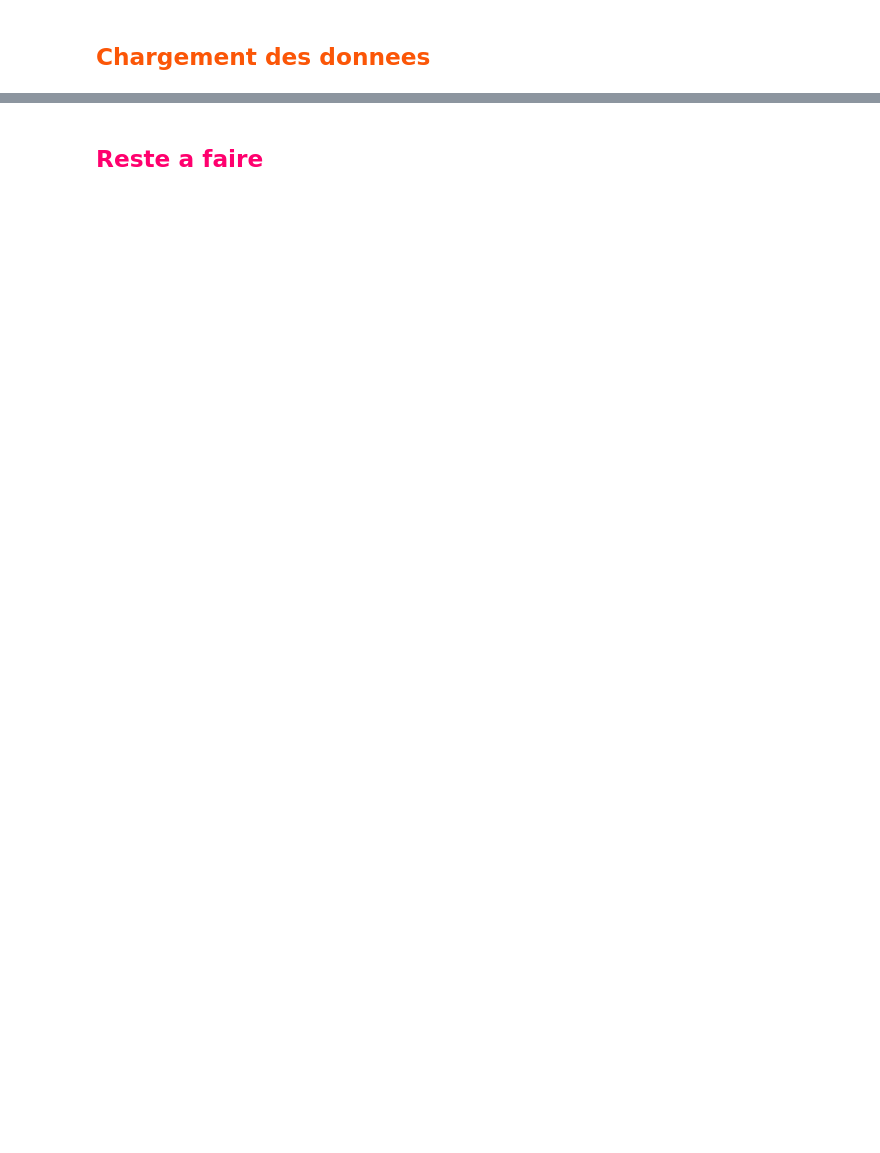
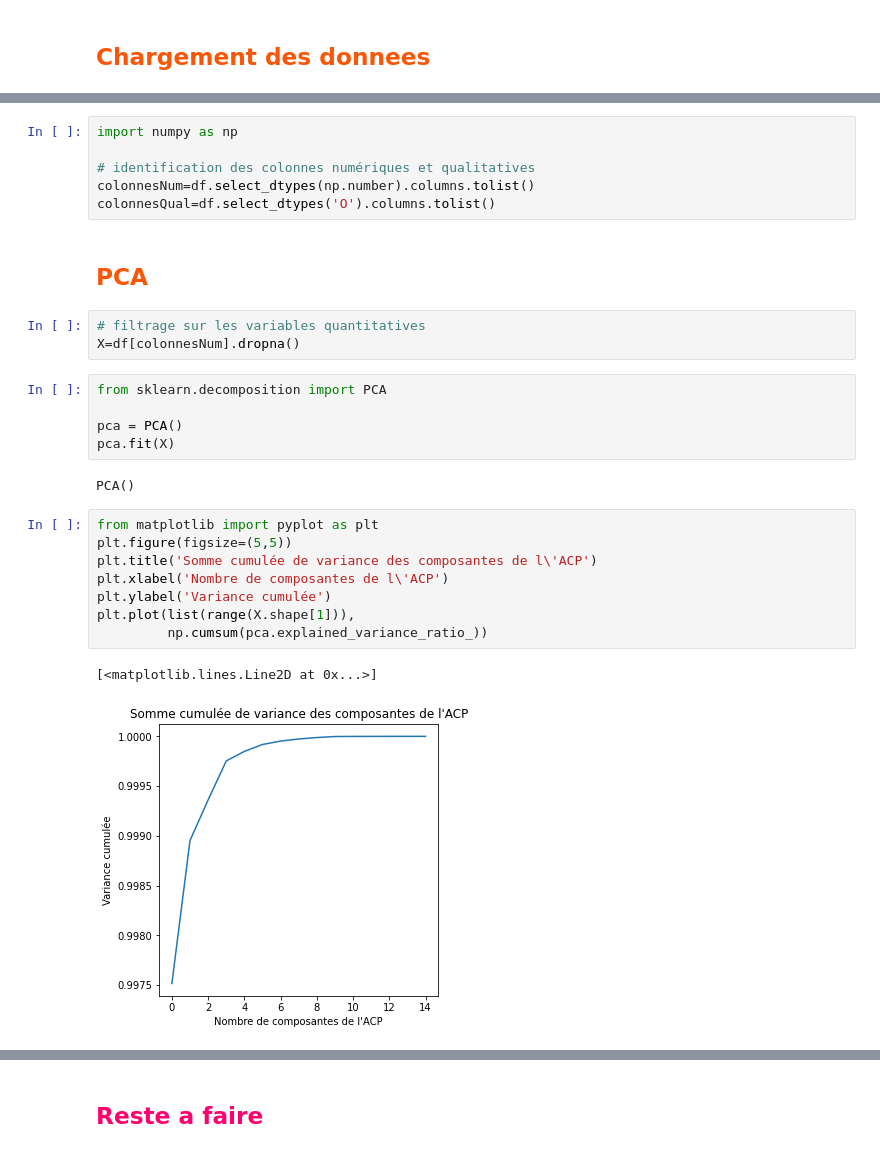
Before and after one commit to 8huit/analyse-de-donnees-nutritionnelles, a Jupyter notebook: p2_donnees_nutritionnelles_exploration.ipynb, the cells around one changed output, grey strips where cells are left out. Saved outputs shown, nothing was run; the diff lists cells and outputs as text; blank space fills up the shorter version.

```diff
--- a/p2_donnees_nutritionnelles_exploration.ipynb
+++ b/p2_donnees_nutritionnelles_exploration.ipynb
@@ -30,0 +50,29 @@ df.head()
+# %%
+import numpy as np
+
+# identification des colonnes numériques et qualitatives
+colonnesNum=df.select_dtypes(np.number).columns.tolist()
+colonnesQual=df.select_dtypes('O').columns.tolist()
+# %% [markdown]
+## <font color=#FB5607>PCA</font>
+# %%
+# filtrage sur les variables quantitatives
+X=df[colonnesNum].dropna()
+# %%
+from sklearn.decomposition import PCA
+
+pca = PCA()
+pca.fit(X)
+# %% [output]
+PCA()
+# %%
+from matplotlib import pyplot as plt
+plt.figure(figsize=(5,5))
+plt.title('Somme cumulée de variance des composantes de l\'ACP')
+plt.xlabel('Nombre de composantes de l\'ACP')
+plt.ylabel('Variance cumulée')
+plt.plot(list(range(X.shape[1])),
+         np.cumsum(pca.explained_variance_ratio_))
+# %% [output]
+[<matplotlib.lines.Line2D at 0x...>]
+[figure, added]
```
Also changed, not shown: parts of 10 cells of this notebook, 2 other files.
